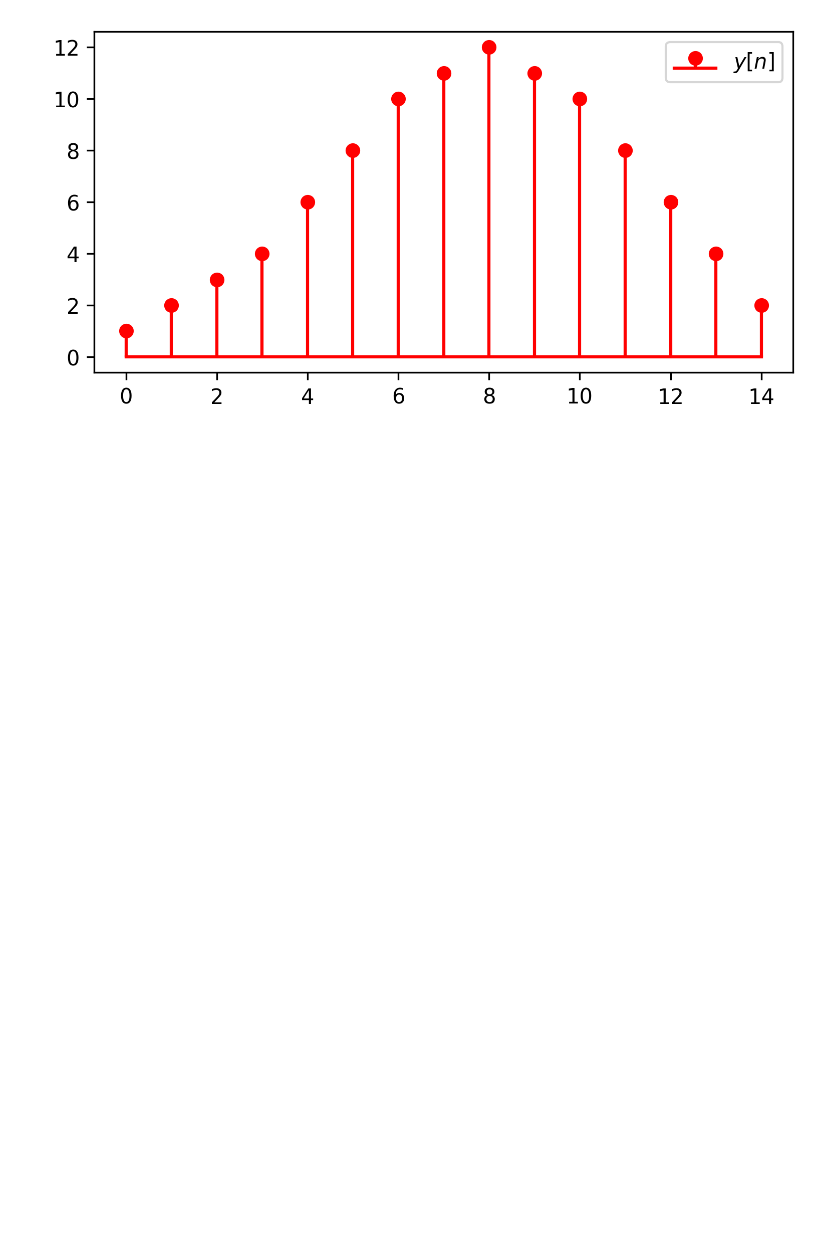
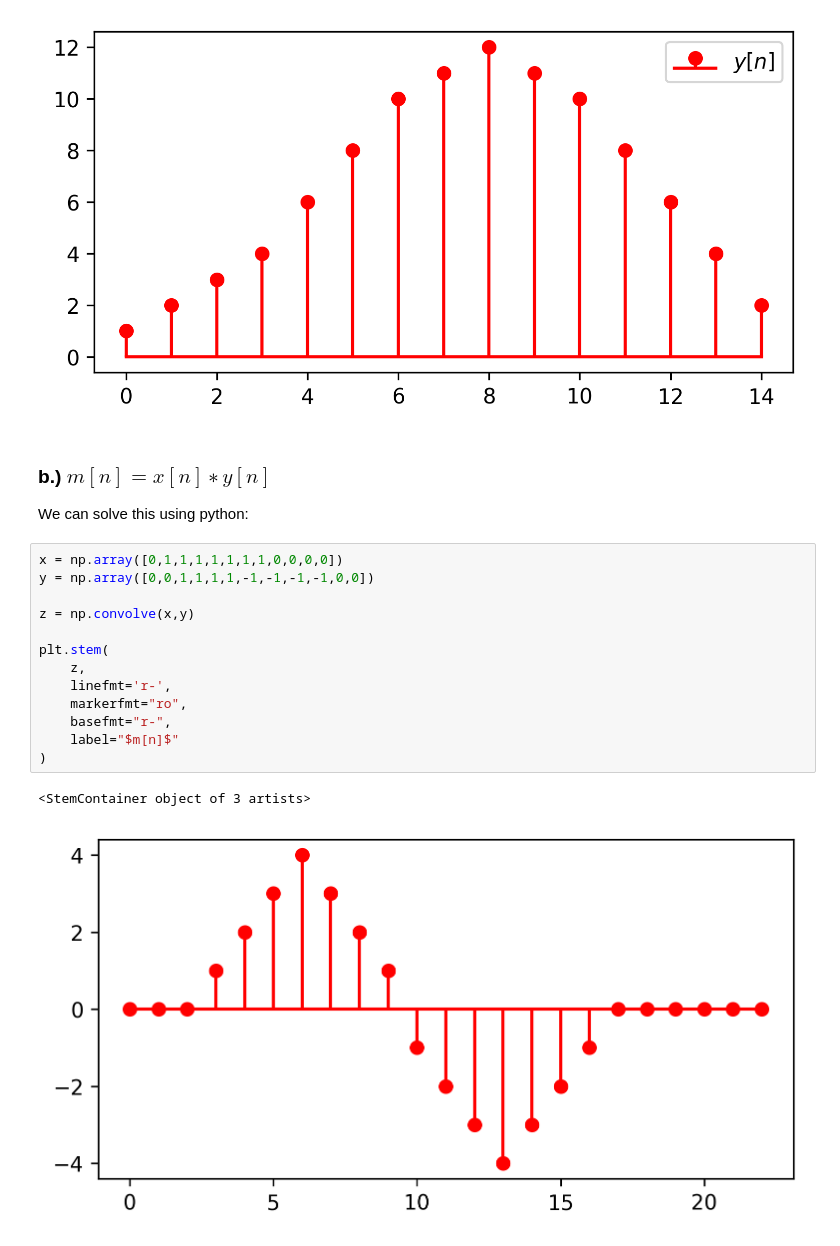
Before and after one commit to nleroy917/bme6310, a Jupyter notebook: hw06/hw06.ipynb, the cells around one changed output. Drawn from its saved outputs; the diff is of its cells as text; blank space fills up the shorter version.

```diff
--- a/hw06/hw06.ipynb
+++ b/hw06/hw06.ipynb
@@ -332,6 +332,25 @@ plt.legend()
 # %% [output]
 <matplotlib.legend.Legend at 0x...>
 [figure]
+# %% [markdown]
+### b.) $m[n] = x[n] ∗ y[n]$
+We can solve this using python:
+# %%
+x = np.array([0,1,1,1,1,1,1,1,0,0,0,0])
+y = np.array([0,0,1,1,1,1,-1,-1,-1,-1,0,0])
+
+z = np.convolve(x,y)
+
+plt.stem(
+    z,
+    linefmt='r-',
+    markerfmt="ro",
+    basefmt="r-",
+    label="$m[n]$"
+)
+# %% [output]
+<StemContainer object of 3 artists>
+[figure, added]
 # %% [markdown]
 ## Problem 5
 To find a matrix $H$ that satisfies the equation $y=Hx$, we can start with the definition of a discrete-time convolution:
```
Also changed, not shown: 1 other file.
